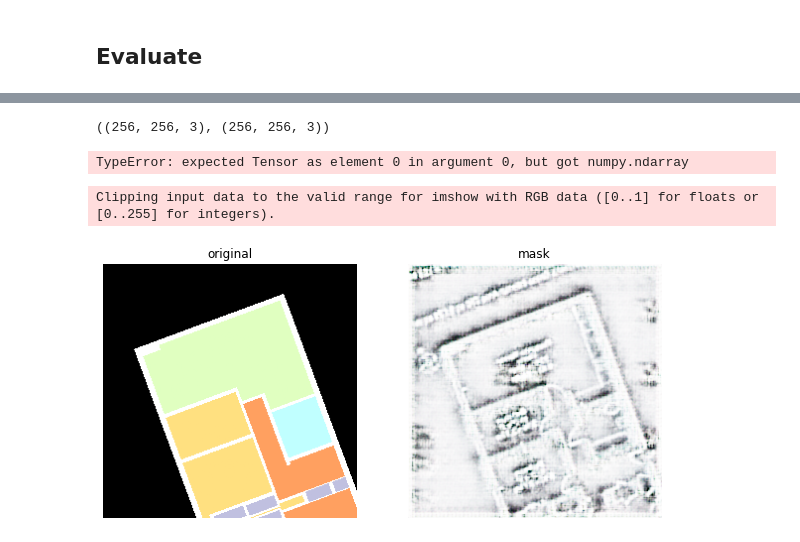
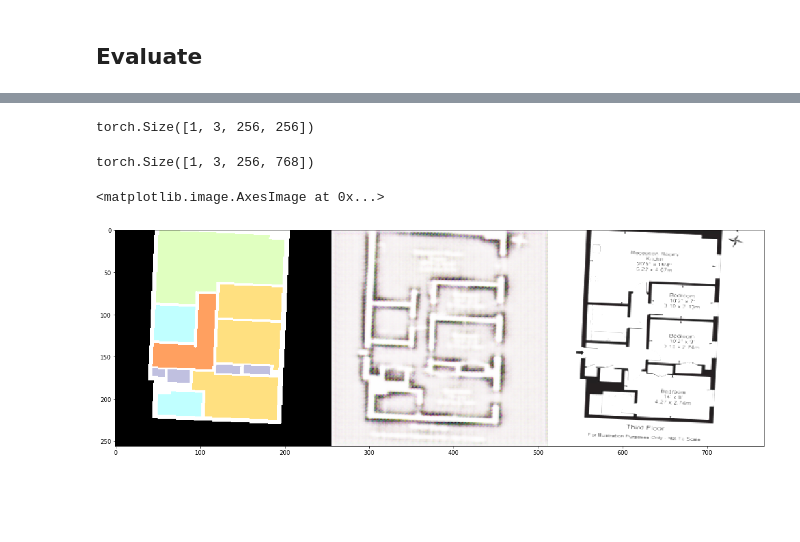
Before and after one commit to chnghia/pytorch-lightning-gan, a Jupyter notebook: 007_pix2pix.ipynb, the cells around one changed output, grey strips where cells are left out. Drawn from its saved outputs; the diff is of its cells as text; code cells hidden in the pictures; blank space fills up the shorter version.

```diff
--- a/007_pix2pix.ipynb
+++ b/007_pix2pix.ipynb
@@ -183,3 +182,5 @@ draw(item['A'].transpose((1, 2, 0)), item['B'].transpose((1, 2, 0)))
 # %%
-inp = torch.from_numpy(item['A']).unsqueeze(0)
-inp = inp.to(device)
+input = torch.from_numpy(item['B']).unsqueeze(0)
+input = input.to(device)
+gt = torch.from_numpy(item['A']).unsqueeze(0)
+gt = gt.to(device)
@@ -190,14 +193,18 @@ aa = generated.squeeze().cpu().numpy()
-# %%
-aa.transpose((1, 2, 0)).shape, item['B'].transpose((1, 2, 0)).shape
-# %% [output]
-((256, 256, 3), (256, 256, 3))
+# %%
+generated.shape
+# %% [output]
+torch.Size([1, 3, 256, 256])
 # %%
-img_sample = torch.cat((item['A'], item['B'], generated.squeeze()), -2)
+img_sample = torch.cat((input, generated, gt), -1)
+print(img_sample.shape)
 grid = torchvision.utils.make_grid(img_sample)
 # %% [output]
-TypeError: expected Tensor as element 0 in argument 0, but got numpy.ndarray
+torch.Size([1, 3, 256, 768])
-# %%
-draw(item['B'].transpose((1, 2, 0)), aa.transpose((1, 2, 0)))
-# %% [output]
-Clipping input data to the valid range for imshow with RGB data ([0..1] for floats or [0..255] for integers).
-[figure, removed]
+# %%
+npgrid = grid.cpu().numpy()
+fig = plt.figure(figsize=(20, 10))
+
+plt.imshow(np.transpose(npgrid, (1, 2, 0)), interpolation='nearest')
+# %% [output]
+<matplotlib.image.AxesImage at 0x...>
+[figure, added]
```
Also changed, not shown: parts of 5 cells of this notebook, 1 other file.
